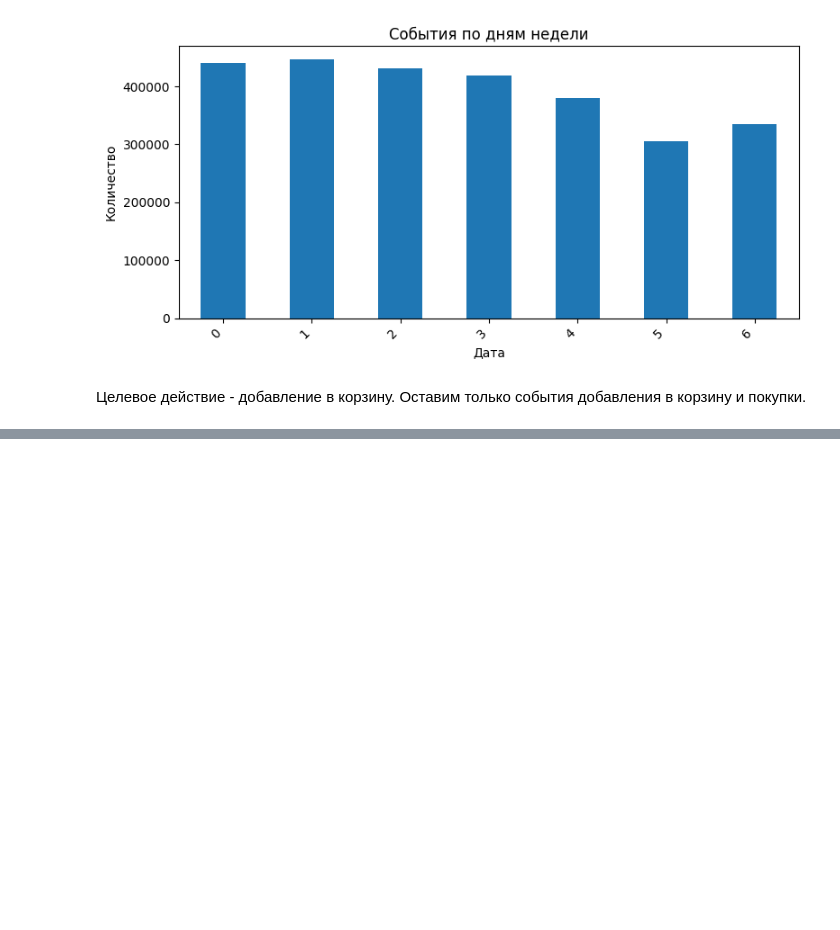
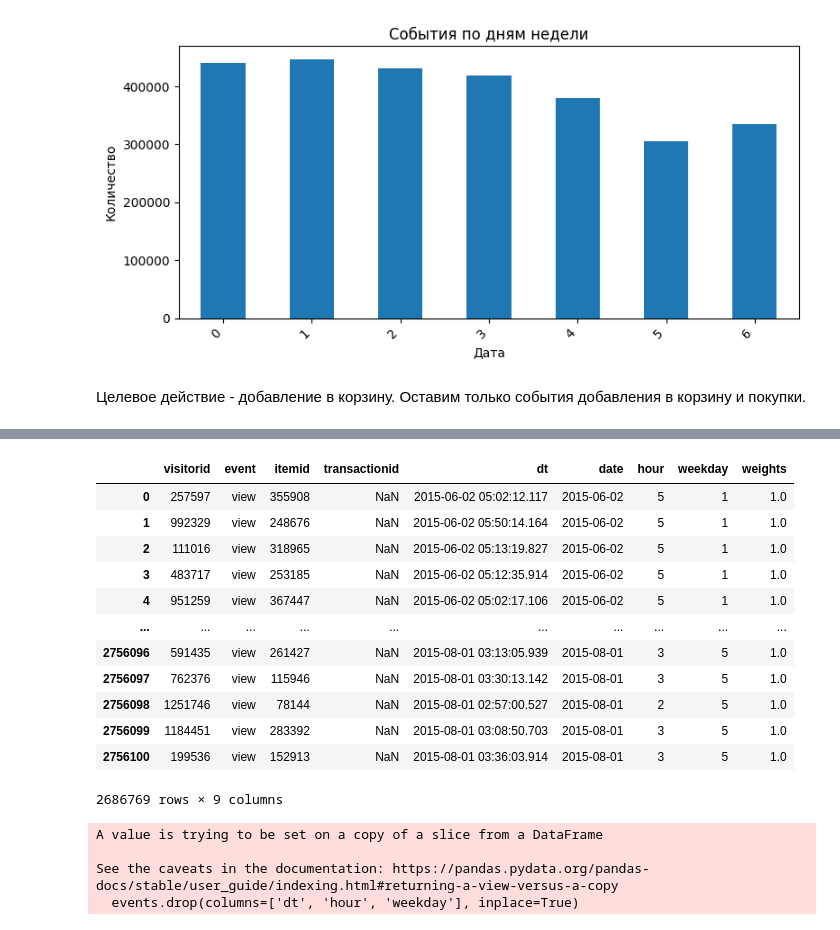
Before and after one commit to Krestom/mle-pr-final, a Jupyter notebook: main.ipynb, the cells around one changed output, grey strips where cells are left out. Drawn from its saved outputs; the diff is of its cells as text; code cells hidden in the pictures; blank space fills up the shorter version.

```diff
--- a/main.ipynb
+++ b/main.ipynb
@@ -173,2 +175,2 @@ plt.show()
 # %%
-events = events[events['event'].isin(['addtocart', 'transaction'])]
+# events = events[events['event'].isin(['addtocart', 'transaction'])]
@@ -174,0 +185,16 @@ events = events[events['event'].isin(['addtocart', 'transaction'])]
+# %%
+events
+# %% [output]
+|  | visitorid | event | itemid | transactionid | dt | date | hour | weekday | weights |
+| 0 | 257597 | view | 355908 | NaN | 2015-06-02 05:02:12.117 | 2015-06-02 | 5 | 1 | 1.0 |
+| 1 | 992329 | view | 248676 | NaN | 2015-06-02 05:50:14.164 | 2015-06-02 | 5 | 1 | 1.0 |
+| 2 | 111016 | view | 318965 | NaN | 2015-06-02 05:13:19.827 | 2015-06-02 | 5 | 1 | 1.0 |
+| 3 | 483717 | view | 253185 | NaN | 2015-06-02 05:12:35.914 | 2015-06-02 | 5 | 1 | 1.0 |
+| 4 | 951259 | view | 367447 | NaN | 2015-06-02 05:02:17.106 | 2015-06-02 | 5 | 1 | 1.0 |
+| ... | ... | ... | ... | ... | ... | ... | ... | ... | ... |
+| 2756096 | 591435 | view | 261427 | NaN | 2015-08-01 03:13:05.939 | 2015-08-01 | 3 | 5 | 1.0 |
+| 2756097 | 762376 | view | 115946 | NaN | 2015-08-01 03:30:13.142 | 2015-08-01 | 3 | 5 | 1.0 |
+| 2756098 | 1251746 | view | 78144 | NaN | 2015-08-01 02:57:00.527 | 2015-08-01 | 2 | 5 | 1.0 |
+| 2756099 | 1184451 | view | 283392 | NaN | 2015-08-01 03:08:50.703 | 2015-08-01 | 3 | 5 | 1.0 |
+| 2756100 | 199536 | view | 152913 | NaN | 2015-08-01 03:36:03.914 | 2015-08-01 | 3 | 5 | 1.0 |
+2686769 rows × 9 columns
@@ -174,0 +210,7 @@ events = events[events['event'].isin(['addtocart', 'transaction'])]
+# %%
+events.drop(columns=['dt', 'hour', 'weekday'], inplace=True)
+# %% [output]
+A value is trying to be set on a copy of a slice from a DataFrame
+
+See the caveats in the documentation: https://pandas.pydata.org/pandas-docs/stable/user_guide/indexing.html#returning-a-view-versus-a-copy
+  events.drop(columns=['dt', 'hour', 'weekday'], inplace=True)
```
Also changed, not shown: parts of 21 cells of this notebook, 2 other files.
